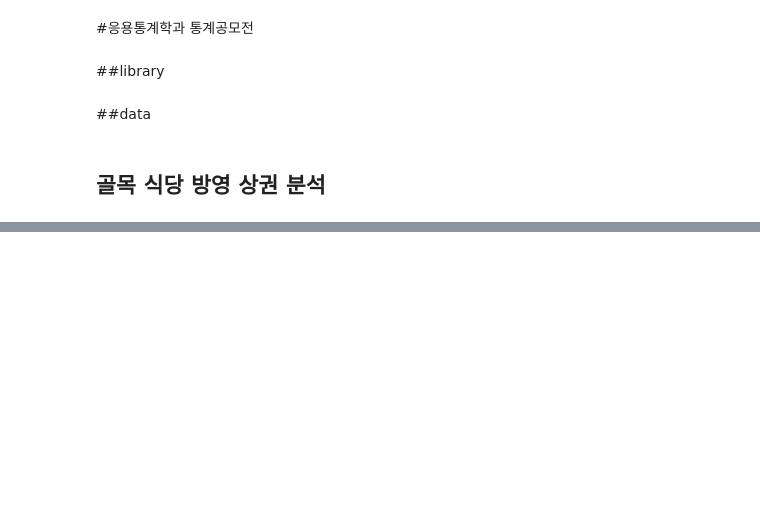
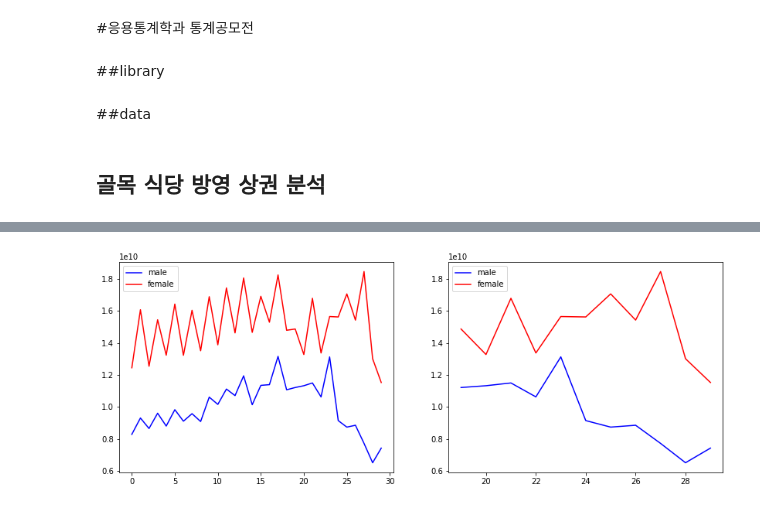
Before and after one commit to WhalepigJun/Competition_CAUST, a Jupyter notebook: st_eda.ipynb, the cells around one changed output, grey strips where cells are left out. Cells and saved outputs as stored; diff of their text form; code cells hidden in the pictures; blank space fills up the shorter version.

```diff
--- a/st_eda.ipynb
+++ b/st_eda.ipynb
@@ -37,0 +94,16 @@ f_pop = pd.read_csv("/content/drive/My Drive/Colab Notebooks/응통
+# %%
+# 성별 나눠서
+plt.figure(figsize=(14,5))
+plt.subplot(1,2,1)
+plt.plot(rdf.ml_selng_amt, label="male", color='b')
+plt.plot(rdf.fml_selng_amt, label="female", color='r')
+plt.legend()
+
+plt.subplot(1,2,2)
+plt.plot(rdf.ml_selng_amt[19:], label="male", color='b')
+plt.plot(rdf.fml_selng_amt[19:], label="female", color='r')
+plt.legend()
+
+plt.show()
+# %% [output]
+[figure, added]
```
Also changed, not shown: parts of 35 cells of this notebook.
